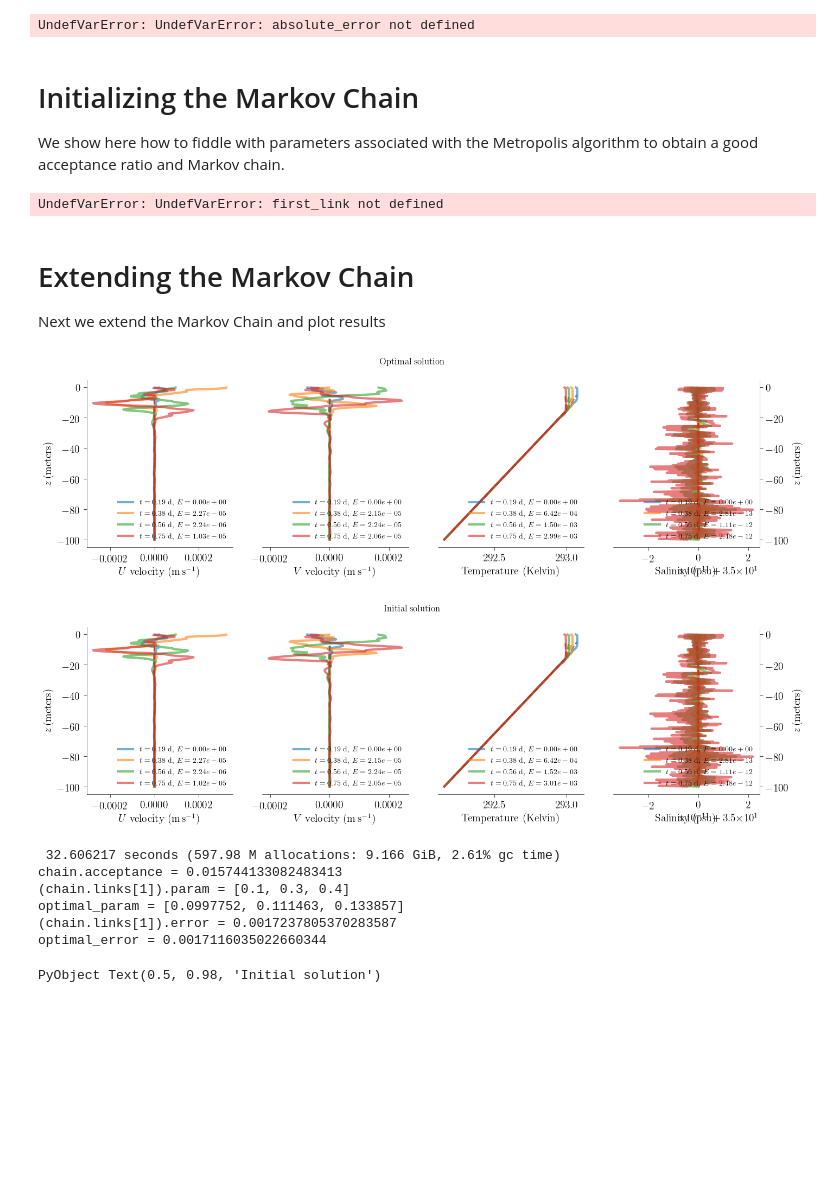
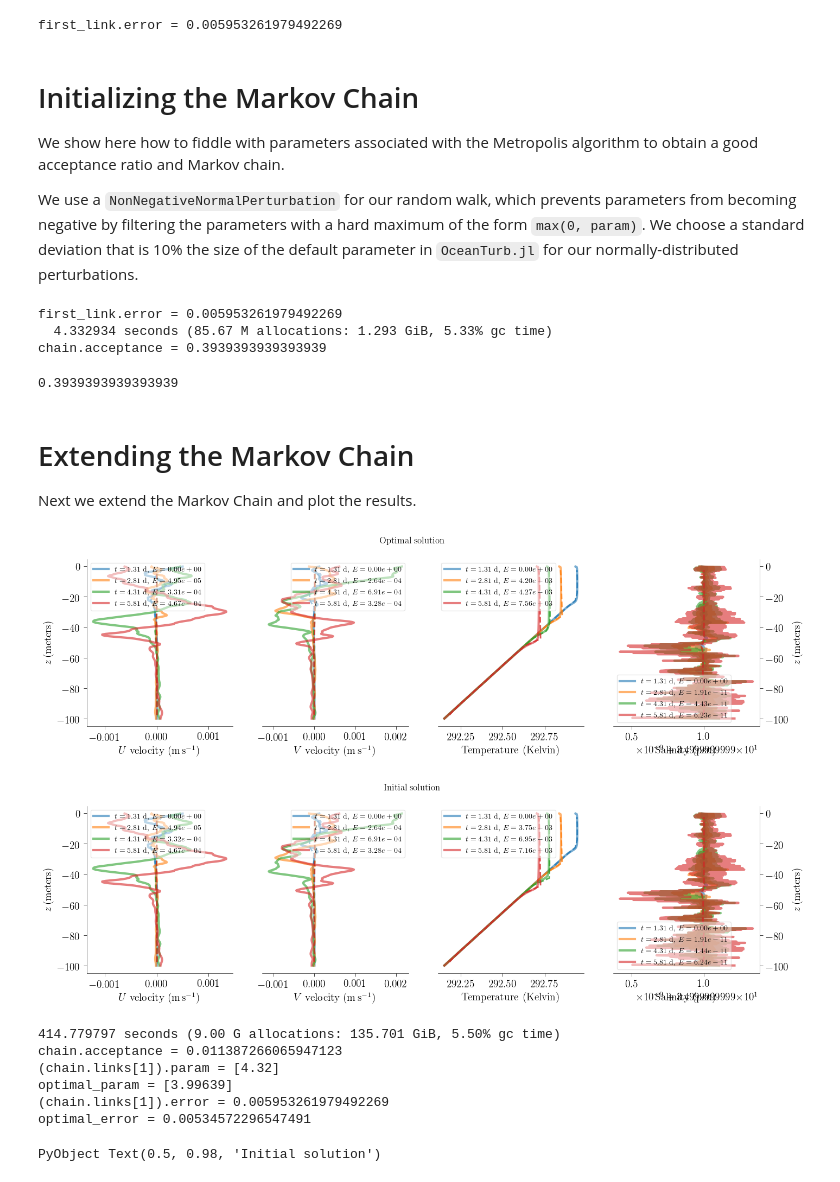
Before and after one commit to glwagner/ColumnModelOptimizationProject, a Jupyter notebook: examples/kpp_optimization_example.ipynb, the cells around one changed output. Cells and saved outputs as stored; diff of their text form; code cells hidden in the pictures; blank space fills up the shorter version.

```diff
--- a/examples/kpp_optimization_example.ipynb
+++ b/examples/kpp_optimization_example.ipynb
@@ -38,7 +42,6 @@ First we instantiate our column data and our column model.
 # %%
 column_data = ColumnData(examplepaths["free_convection"]; initial=8, targets=(16, 24, 32))
-column_model = KPPOptimization.ColumnModel(column_data, 10*minute, N=10)
-defaults = DefaultFreeParameters(FreeConvectionParameters)
+column_model = KPPOptimization.ColumnModel(column_data, 10*minute, N=20)
 
-fig, axs = visualize_realization(defaults, column_model, column_data)
+@show initial_time(column_data)/day target_times(column_data)./day;
 # %% [output]
@@ -50,48 +89,61 @@ Next we define a simple function to compute the negative log likelihood, as well
 `sampler` that uses the Metropolis algorithm with normally distributed random perturbations
 for proposal parameter vectors.
 # %%
-nll = NegativeLogLikelihood(column_model, column_data, temperature_cost)
+nll = NegativeLogLikelihood(column_model, column_data, temperature_loss)
 first_link = MarkovLink(nll, defaults)
+
+@show first_link.error;
 # %% [output]
-UndefVarError: UndefVarError: absolute_error not defined
+first_link.error = 0.005953261979492269
 # %% [markdown]
 # Initializing the Markov Chain
 
 We show here how to fiddle with parameters associated with the Metropolis algorithm to obtain a good acceptance ratio and Markov chain.
+
+We use a `NonNegativeNormalPerturbation` for our random walk, which prevents parameters from becoming negative by
+filtering the parameters with a hard maximum of the form `max(0, param)`.
+We choose a standard deviation that is 10\% the size of the default parameter in `OceanTurb.jl` for our normally-distributed perturbations.
 # %%
-@show nll.scale = first_link.error * 0.5
+nll.scale = first_link.error * 0.1
+first_link = MarkovLink(nll, defaults)
+@show first_link.error
 
-std = DefaultStdFreeParameters(0.05, typeof(defaults))
+std = DefaultStdFreeParameters(0.1, typeof(defaults))
 sampler = MetropolisSampler(NonNegativeNormalPerturbation(std));
 
 @time chain = MarkovChain(10^2, first_link, nll, sampler)
 @show chain.acceptance
 # %% [output]
-UndefVarError: UndefVarError: first_link not defined
+first_link.error = 0.005953261979492269
+  4.332934 seconds (85.67 M allocations: 1.293 GiB, 5.33% gc time)
+chain.acceptance = 0.3939393939393939
+0.3939393939393939
 # %% [markdown]
 # Extending the Markov Chain
 
-Next we extend the Markov Chain and plot results
+Next we extend the Markov Chain and plot the results.
 # %%
 @time extend!(chain, 10^4)
 
 errs = errors(chain)
 optimal_param, optimal_error = optimal(chain)
 
-@show chain.acceptance chain.links[1].param optimal_param chain.links[1].error optimal_error
+@show chain.acceptance # acceptance ratio
+@show chain.links[1].param optimal_param # initial parameter and 'optimal' parameter
+@show chain.links[1].error optimal_error # initial error and error with optimal parameter choice
 
 fig, axs = visualize_realization(optimal_param, column_model, column_data)
 fig.suptitle("Optimal solution")
 
 fig, axs = visualize_realization(chain.links[1].param, column_model, column_data)
 fig.suptitle("Initial solution")
 # %% [output]
-[figure, old version]
+[figure, new version]
-[figure, old version]
+[figure, new version]
- 32.606217 seconds (597.98 M allocations: 9.166 GiB, 2.61% gc time)
-chain.acceptance = 0.015744133082483413
-(chain.links[1]).param = [0.1, 0.3, 0.4]
-optimal_param = [0.0997752, 0.111463, 0.133857]
-(chain.links[1]).error = 0.0017237805370283587
-optimal_error = 0.0017116035022660344
+414.779797 seconds (9.00 G allocations: 135.701 GiB, 5.50% gc time)
+chain.acceptance = 0.011387266065947123
+(chain.links[1]).param = [4.32]
+optimal_param = [3.99639]
+(chain.links[1]).error = 0.005953261979492269
+optimal_error = 0.00534572296547491
 PyObject Text(0.5, 0.98, 'Initial solution')
```
Also changed, not shown: parts of 10 cells of this notebook, 3 other files.
